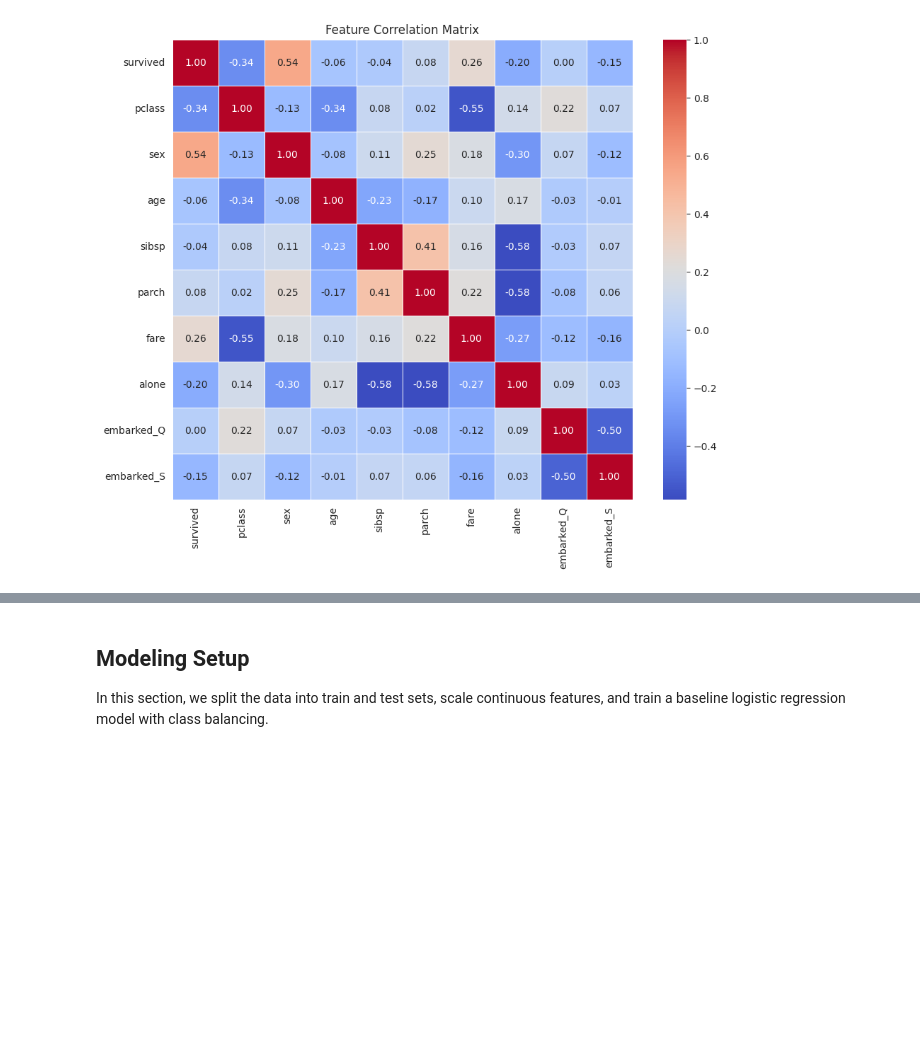
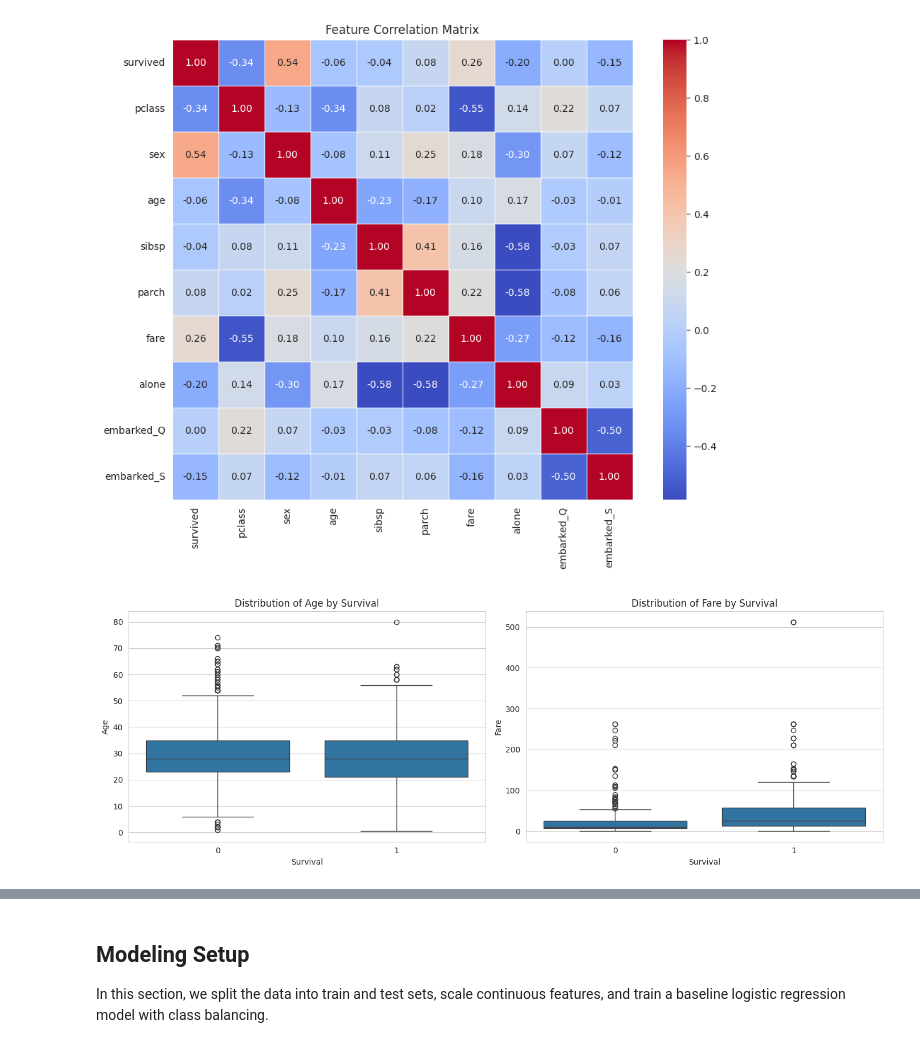
Before and after one commit to daiv05/dderas-dev-nuxt, a Jupyter notebook: exercise-eda-titanic.ipynb, the cells around one changed output, grey strips where cells are left out. Saved outputs shown, nothing was run; the diff lists cells and outputs as text; code cells hidden in the pictures; blank space fills up the shorter version.

```diff
--- a/exercise-eda.ipynb
+++ b/exercise-eda-titanic.ipynb
@@ -159,3 +159,20 @@ plt.tight_layout()
 plt.show()
 # %% [output]
 [figure]
+# %%
+fig, axes = plt.subplots(1, 2, figsize=(14, 5))
+
+sns.boxplot(data=df, x='survived', y='age', ax=axes[0])
+axes[0].set_title('Distribution of Age by Survival')
+axes[0].set_xlabel('Survival')
+axes[0].set_ylabel('Age')
+
+sns.boxplot(data=df, x='survived', y='fare', ax=axes[1])
+axes[1].set_title('Distribution of Fare by Survival')
+axes[1].set_xlabel('Survival')
+axes[1].set_ylabel('Fare')
+
+plt.tight_layout()
+plt.show()
+# %% [output]
+[figure, added]
```
Also changed, not shown: parts of 2 cells of this notebook, 12 other files.
